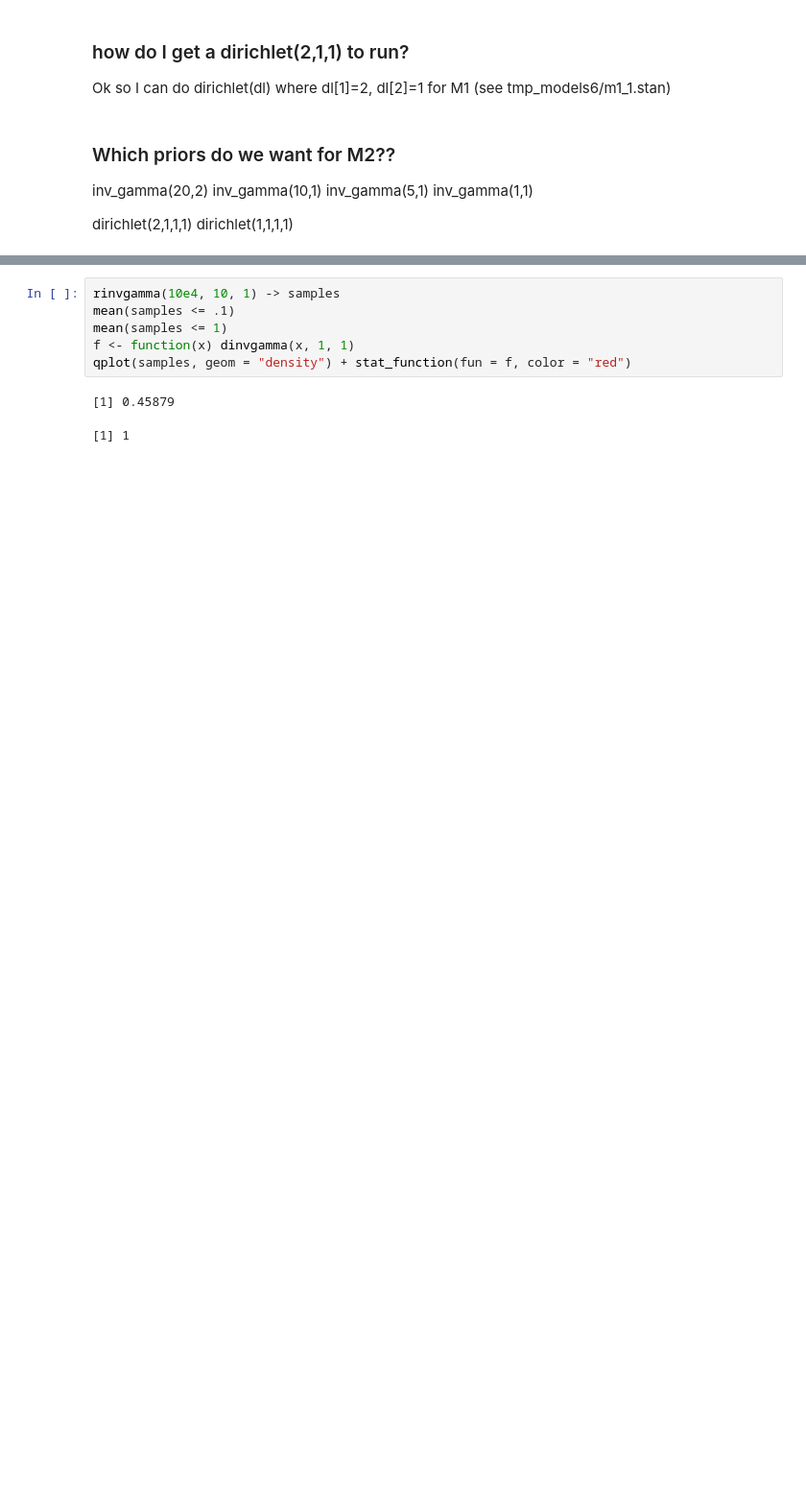
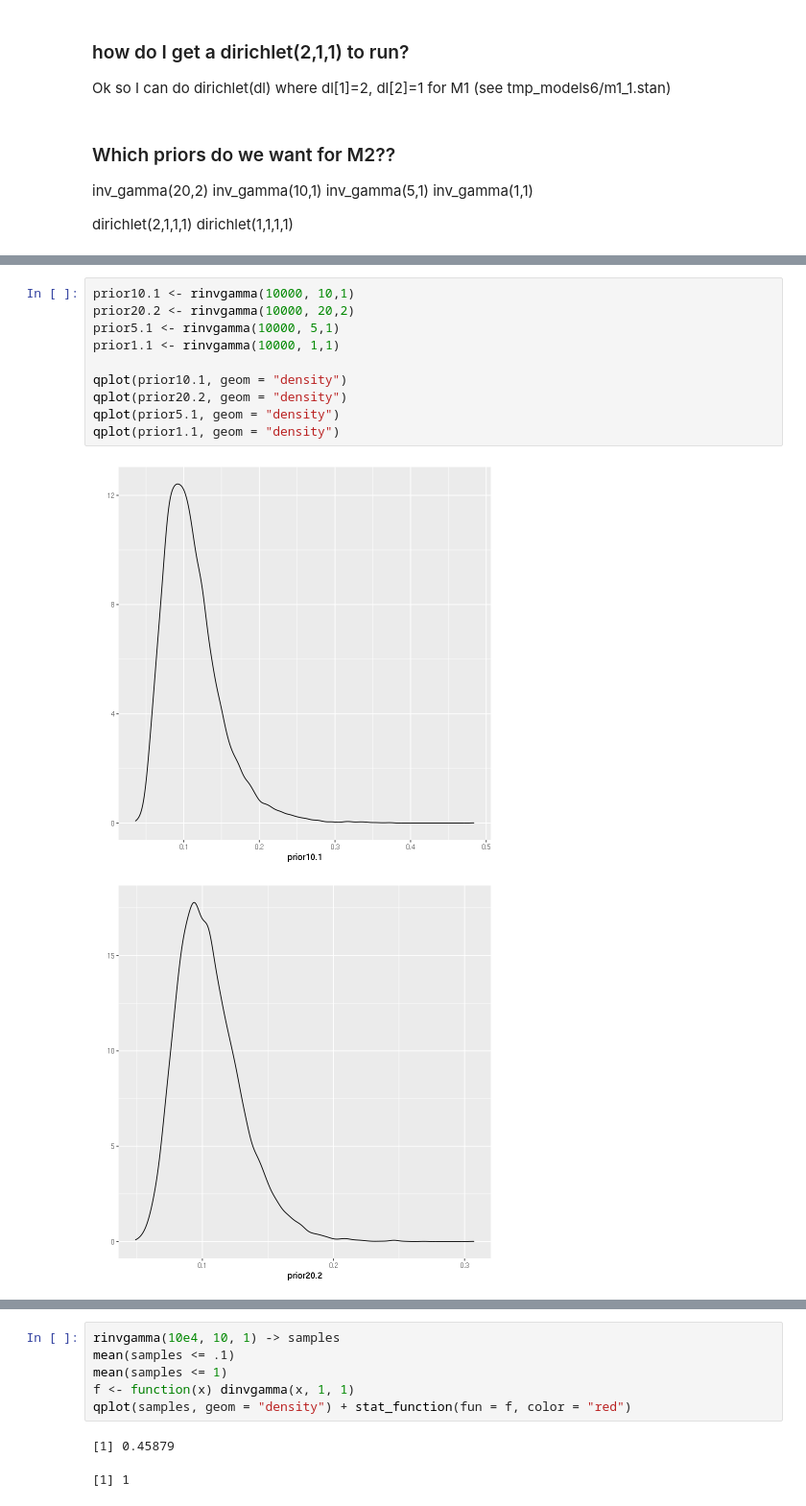
Before and after one commit to rivas-lab/sex-diff-biomarker-genetics, a Jupyter notebook: src/04_bmm/test_code/figureOutPriors.ipynb, the cells around one changed output, grey strips where cells are left out. Shown: that part at 96% size. Drawn from its saved outputs; the diff is of its cells as text; blank space fills up the shorter version.

```diff
--- a/src/04_bmm/test_code/figureOutPriors.ipynb
+++ b/src/04_bmm/test_code/figureOutPriors.ipynb
@@ -32,0 +37,13 @@ Loading required package: invgamma
+# %%
+prior10.1 <- rinvgamma(10000, 10,1)
+prior20.2 <- rinvgamma(10000, 20,2)
+prior5.1 <- rinvgamma(10000, 5,1)
+prior1.1 <- rinvgamma(10000, 1,1)
+
+qplot(prior10.1, geom = "density")
+qplot(prior20.2, geom = "density")
+qplot(prior5.1, geom = "density")
+qplot(prior1.1, geom = "density")
+# %% [output]
+[figure, added]
+[figure, added]
```
Also changed, not shown: parts of 23 cells of this notebook, 13 other files.
